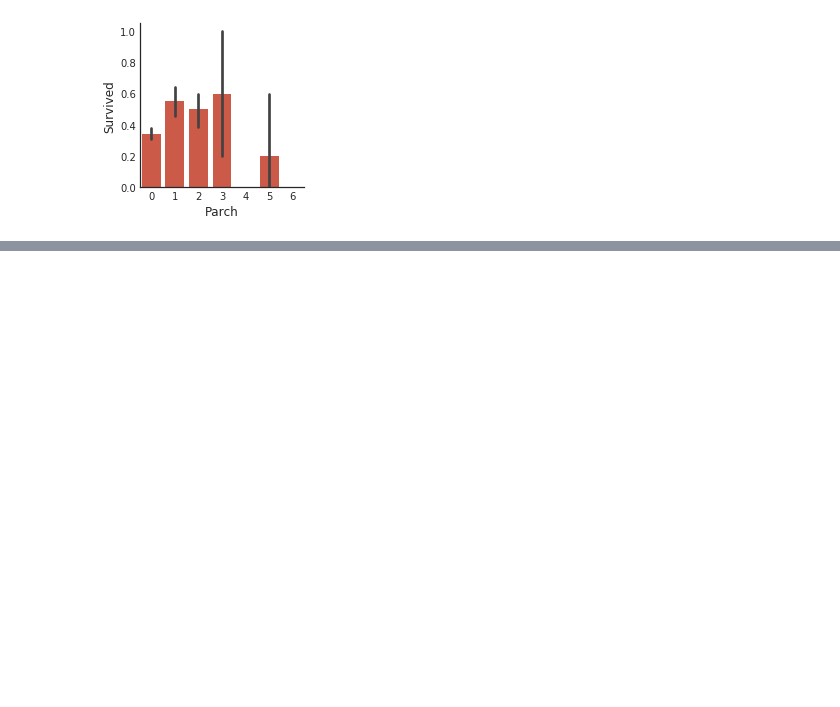
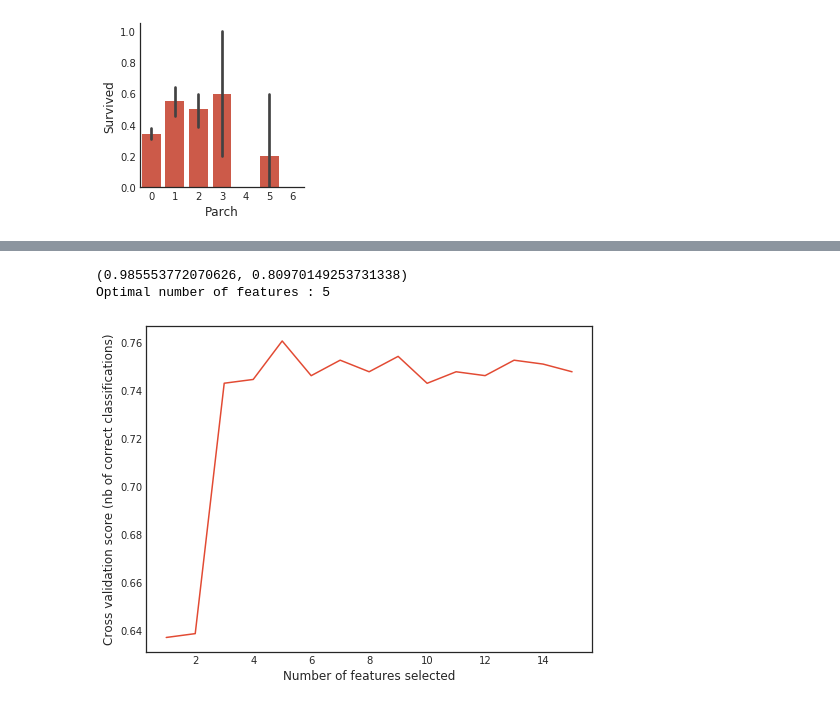
Before and after one commit to ahafizk/AI-ML-DS, a Jupyter notebook: titanic_sink/analysis/Helper_Plotter.ipynb, the cells around one changed output, grey strips where cells are left out. Cells and saved outputs as stored; diff of their text form; code cells hidden in the pictures; blank space fills up the shorter version.

```diff
--- a/titanic_sink/analysis/Helper_Plotter.ipynb
+++ b/titanic_sink/analysis/Helper_Plotter.ipynb
@@ -201,0 +392,18 @@ hlp.plot_categories( X , cat = 'SibSp' , target = 'Survived' )
+# %%
+rf = RandomForestClassifier(n_estimators=100)
+rf.fit(train_X,train_y)
+
+sv = SVC()
+sv.fit(train_X,train_y)
+
+gb = GradientBoostingClassifier()
+gb.fit(train_X,train_y)
+
+kn = KNeighborsClassifier(n_neighbors = 3)
+kn.fit(train_X,train_y)
+
+gnb = GaussianNB()
+gnb.fit(train_X,train_y)
+
+lr = LogisticRegression()
+lr.fit(train_X,train_y)
@@ -201,0 +439,3 @@ hlp.plot_categories( X , cat = 'SibSp' , target = 'Survived' )
+# %%
+rfecv = RFECV( estimator = model , step = 1 , cv = StratifiedKFold( train_y , 2 ) , scoring = 'accuracy' )
+rfecv.fit( train_X , train_y )
@@ -201,0 +452,14 @@ hlp.plot_categories( X , cat = 'SibSp' , target = 'Survived' )
+# %%
+print (rfecv.score( train_X , train_y ) , rfecv.score( valid_X , valid_y ))
+print( "Optimal number of features : %d" % rfecv.n_features_ )
+
+# Plot number of features VS. cross-validation scores
+plt.figure()
+plt.xlabel( "Number of features selected" )
+plt.ylabel( "Cross validation score (nb of correct classifications)" )
+plt.plot( range( 1 , len( rfecv.grid_scores_ ) + 1 ) , rfecv.grid_scores_ )
+plt.show()
+# %% [output]
+(0.985553772070626, 0.80970149253731338)
+Optimal number of features : 5
+[figure, added]
```
Also changed, not shown: parts of 34 cells of this notebook.
